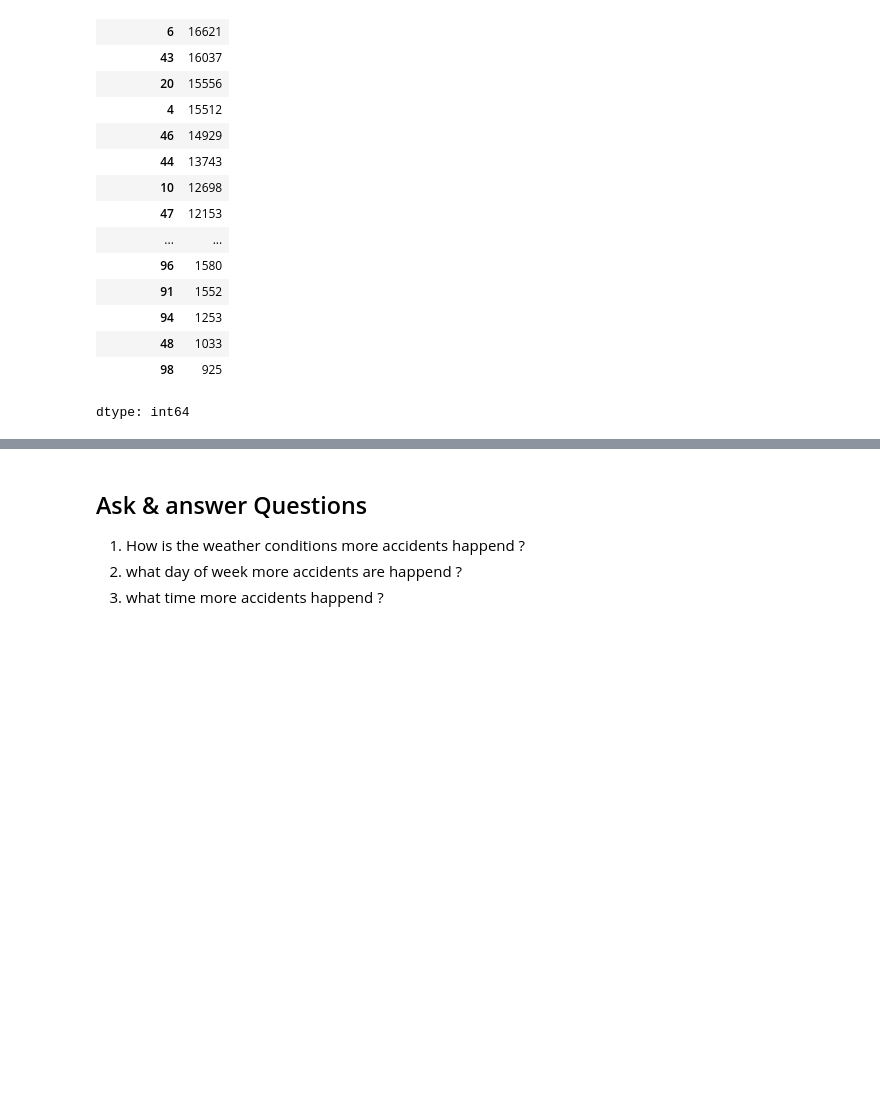
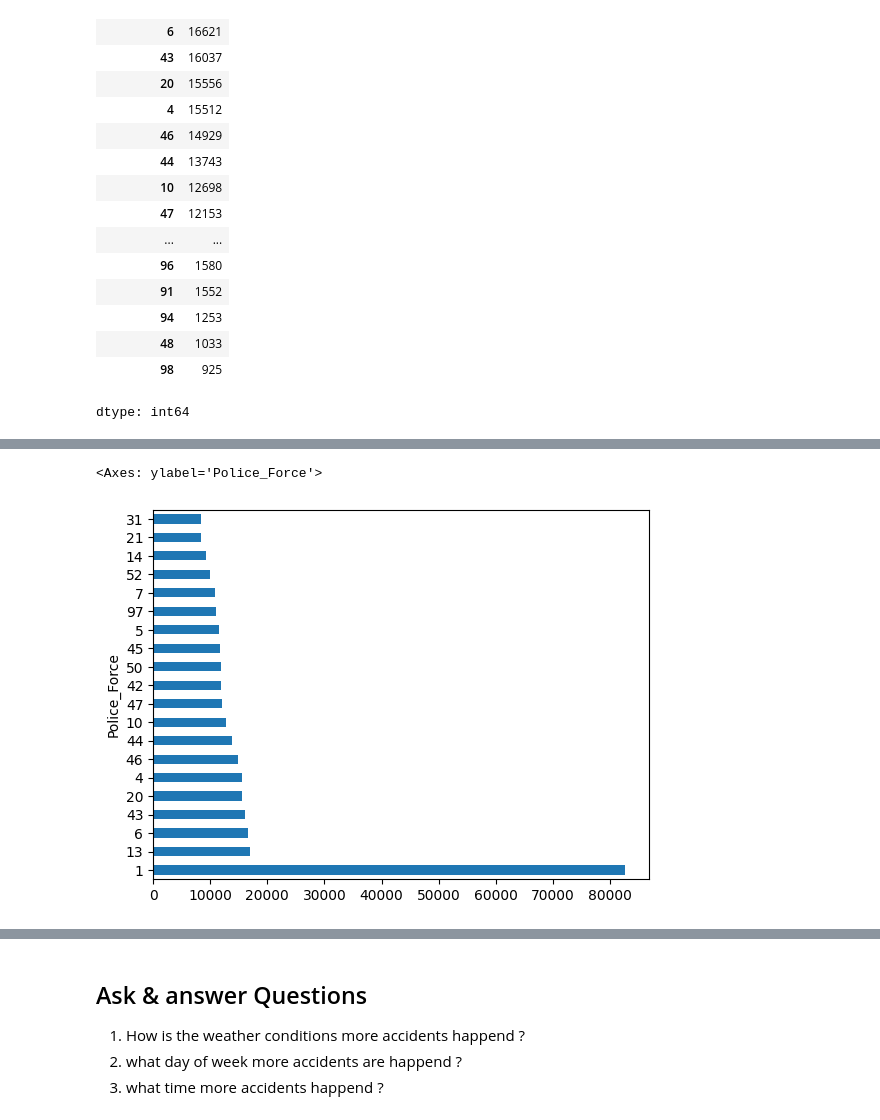
Before and after one commit to Naveen-Dilsh/EDA--traffic-flow-, a Jupyter notebook: Traffic.ipynb, the cells around one changed output, grey strips where cells are left out. Saved outputs shown, nothing was run; the diff lists cells and outputs as text; code cells hidden in the pictures; blank space fills up the shorter version.

```diff
--- a/Traffic.ipynb
+++ b/Traffic.ipynb
@@ -217,0 +207,5 @@ dtype: bool
+# %%
+police_Force_by_investigated[:20].plot(kind="barh")
+# %% [output]
+<Axes: ylabel='Police_Force'>
+[figure, added]
```
Also changed, not shown: parts of 4 cells of this notebook.
